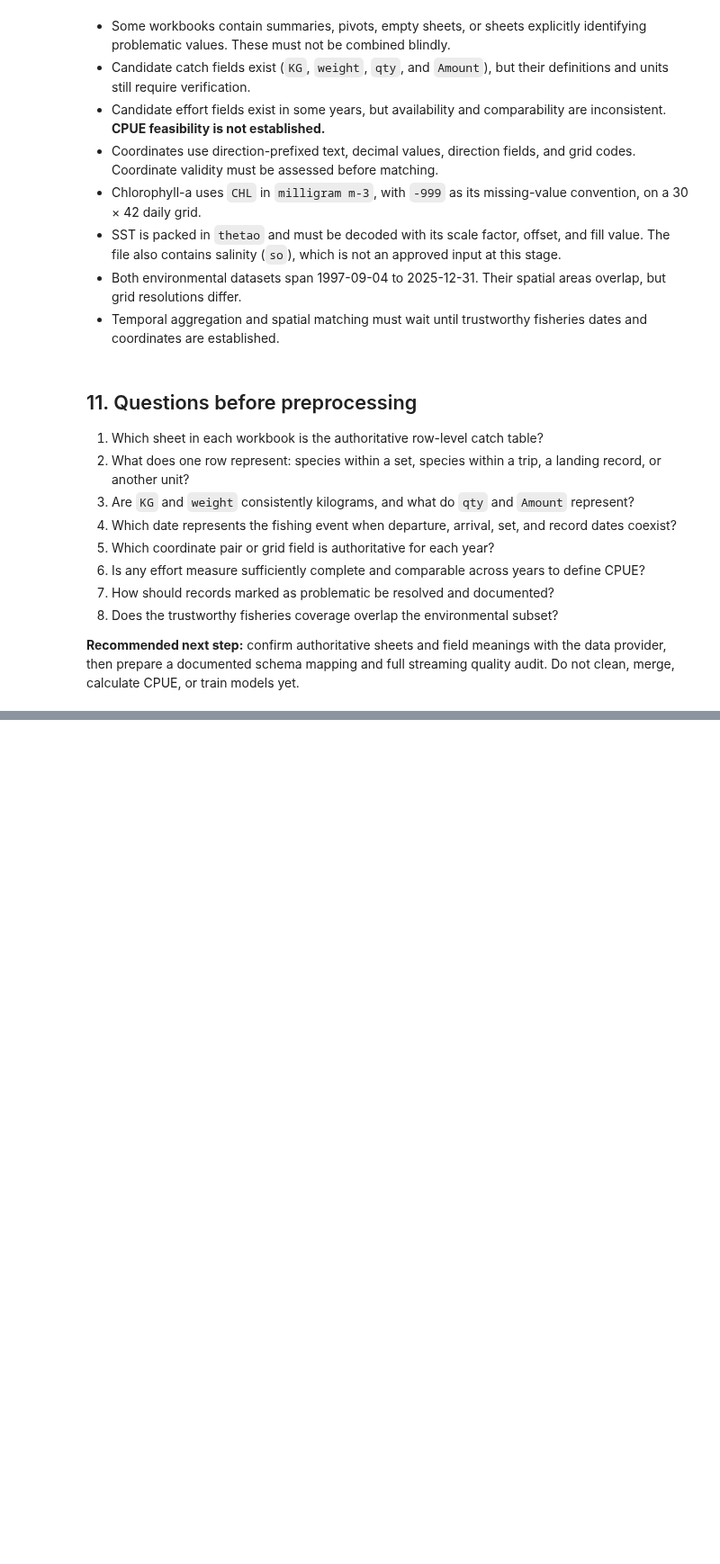
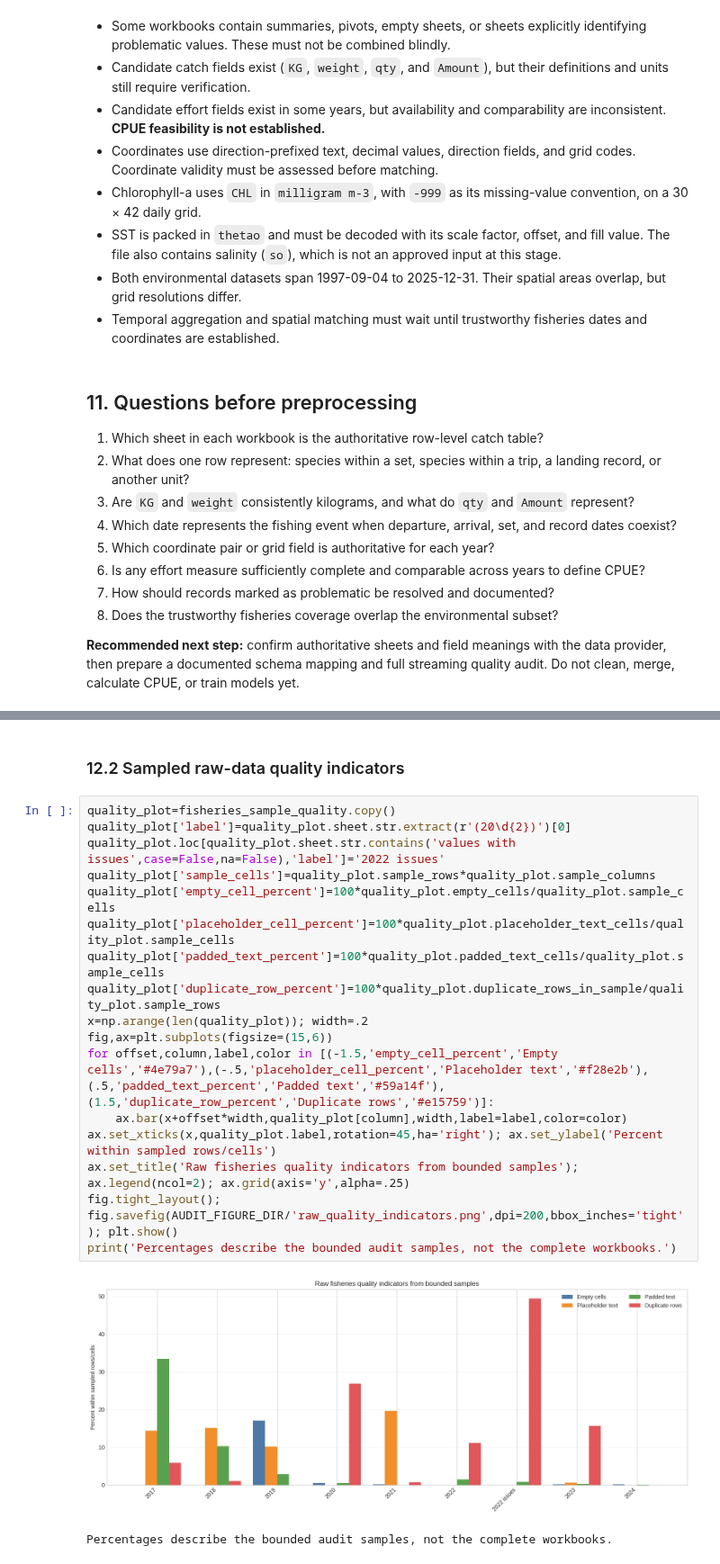
Before and after one commit to uvindu827/J26-DS-350, a Jupyter notebook: component - 3/Notebooks/01_data_audit.ipynb, the cells around one changed output, grey strips where cells are left out. Shown at 90% size. Drawn from its saved outputs; the diff is of its cells as text; blank space fills up the shorter version.

```diff
--- a/component - 3/Notebooks/01_data_audit.ipynb
+++ b/component - 3/Notebooks/01_data_audit.ipynb
@@ -435,0 +466,22 @@ Saved 9 audit tables and audit_manifest.json to:
+# %% [markdown]
+### 12.2 Sampled raw-data quality indicators
+# %%
+quality_plot=fisheries_sample_quality.copy()
+quality_plot['label']=quality_plot.sheet.str.extract(r'(20\d{2})')[0]
+quality_plot.loc[quality_plot.sheet.str.contains('values with issues',case=False,na=False),'label']='2022 issues'
+quality_plot['sample_cells']=quality_plot.sample_rows*quality_plot.sample_columns
+quality_plot['empty_cell_percent']=100*quality_plot.empty_cells/quality_plot.sample_cells
+quality_plot['placeholder_cell_percent']=100*quality_plot.placeholder_text_cells/quality_plot.sample_cells
+quality_plot['padded_text_percent']=100*quality_plot.padded_text_cells/quality_plot.sample_cells
+quality_plot['duplicate_row_percent']=100*quality_plot.duplicate_rows_in_sample/quality_plot.sample_rows
+x=np.arange(len(quality_plot)); width=.2
+fig,ax=plt.subplots(figsize=(15,6))
+for offset,column,label,color in [(-1.5,'empty_cell_percent','Empty cells','#4e79a7'),(-.5,'placeholder_cell_percent','Placeholder text','#f28e2b'),(.5,'padded_text_percent','Padded text','#59a14f'),(1.5,'duplicate_row_percent','Duplicate rows','#e15759')]:
+    ax.bar(x+offset*width,quality_plot[column],width,label=label,color=color)
+ax.set_xticks(x,quality_plot.label,rotation=45,ha='right'); ax.set_ylabel('Percent within sampled rows/cells')
+ax.set_title('Raw fisheries quality indicators from bounded samples'); ax.legend(ncol=2); ax.grid(axis='y',alpha=.25)
+fig.tight_layout(); fig.savefig(AUDIT_FIGURE_DIR/'raw_quality_indicators.png',dpi=200,bbox_inches='tight'); plt.show()
+print('Percentages describe the bounded audit samples, not the complete workbooks.')
+# %% [output]
+[figure, added]
+Percentages describe the bounded audit samples, not the complete workbooks.
```
Also changed, not shown: parts of 17 cells of this notebook, 8 other files.
